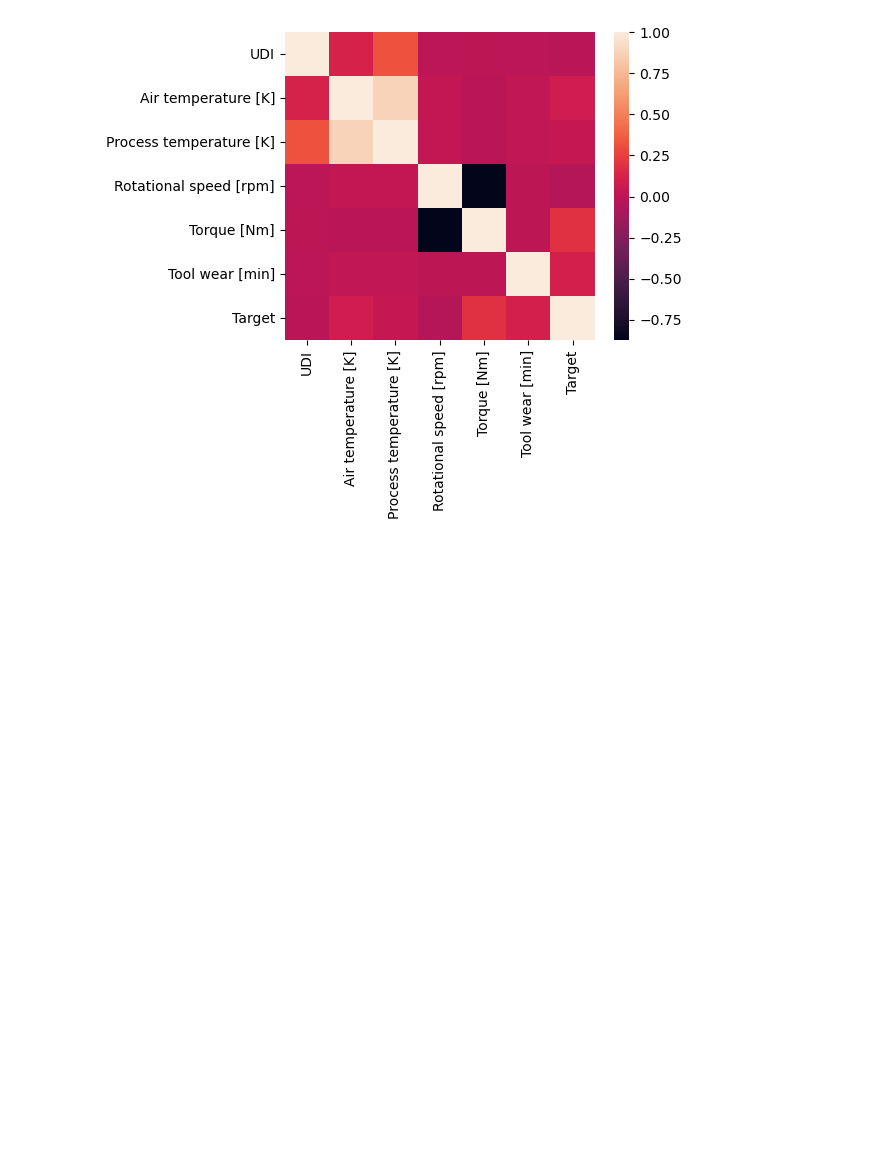
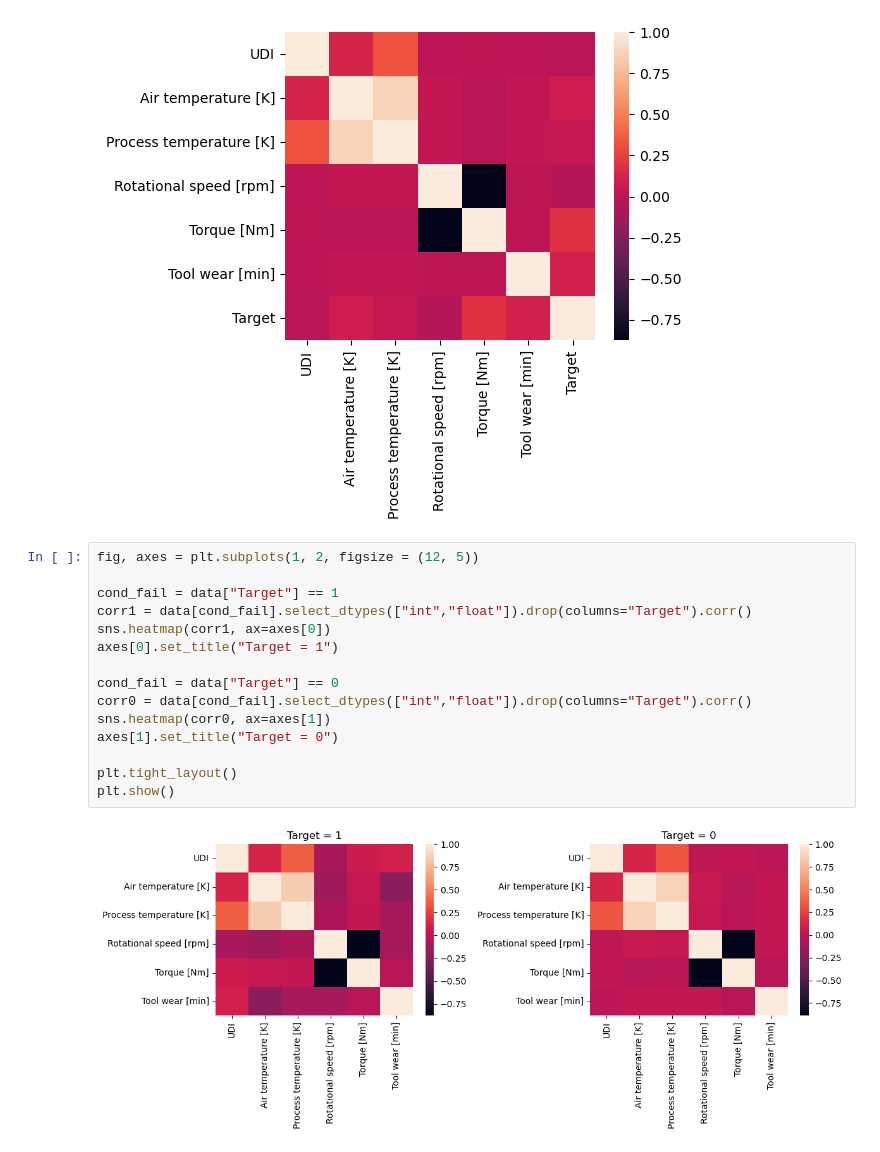
Before and after one commit to DiegoMZD/predictive_maintenance, a Jupyter notebook: notebooks/Data_Wrangling&EDA.ipynb, the cells around one changed output. Cells and saved outputs as stored; diff of their text form; blank space fills up the shorter version.

Commit message:
add heatmaps

```diff
--- a/notebooks/Data_Wrangling&EDA.ipynb
+++ b/notebooks/Data_Wrangling&EDA.ipynb
@@ -132,3 +132,20 @@ plt.subplots(figsize=(5,4))
 sns.heatmap(data.select_dtypes(["int","float"]).corr());
 # %% [output]
 [figure]
+# %%
+fig, axes = plt.subplots(1, 2, figsize = (12, 5))
+
+cond_fail = data["Target"] == 1
+corr1 = data[cond_fail].select_dtypes(["int","float"]).drop(columns="Target").corr()
+sns.heatmap(corr1, ax=axes[0])
+axes[0].set_title("Target = 1")
+
+cond_fail = data["Target"] == 0
+corr0 = data[cond_fail].select_dtypes(["int","float"]).drop(columns="Target").corr()
+sns.heatmap(corr0, ax=axes[1])
+axes[1].set_title("Target = 0")
+
+plt.tight_layout()
+plt.show()
+# %% [output]
+[figure, added]
```
Also changed, not shown: parts of 1 cell of this notebook.
